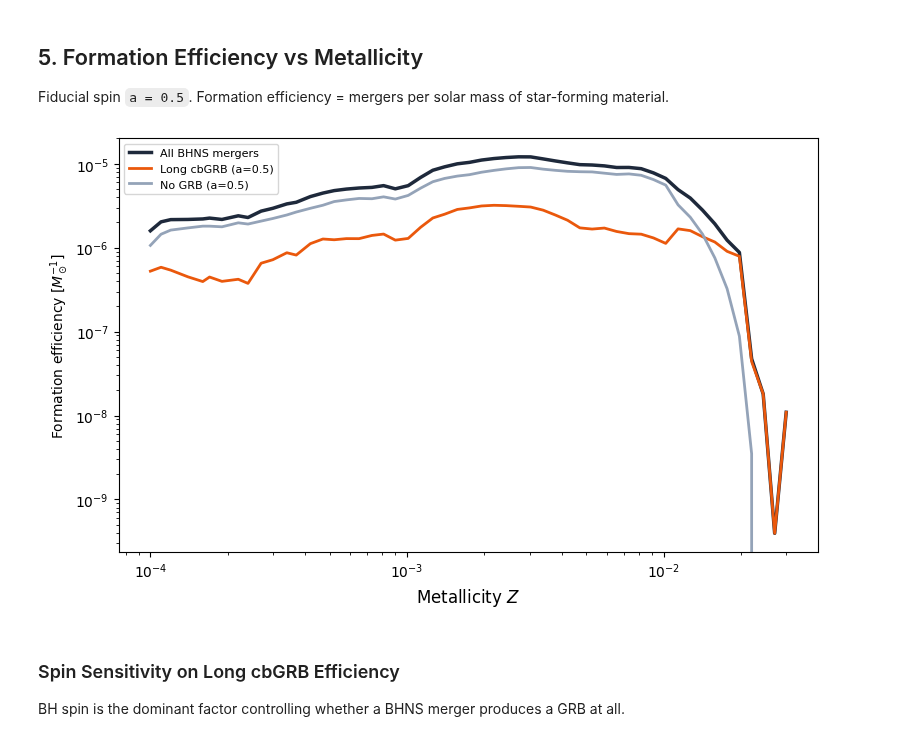
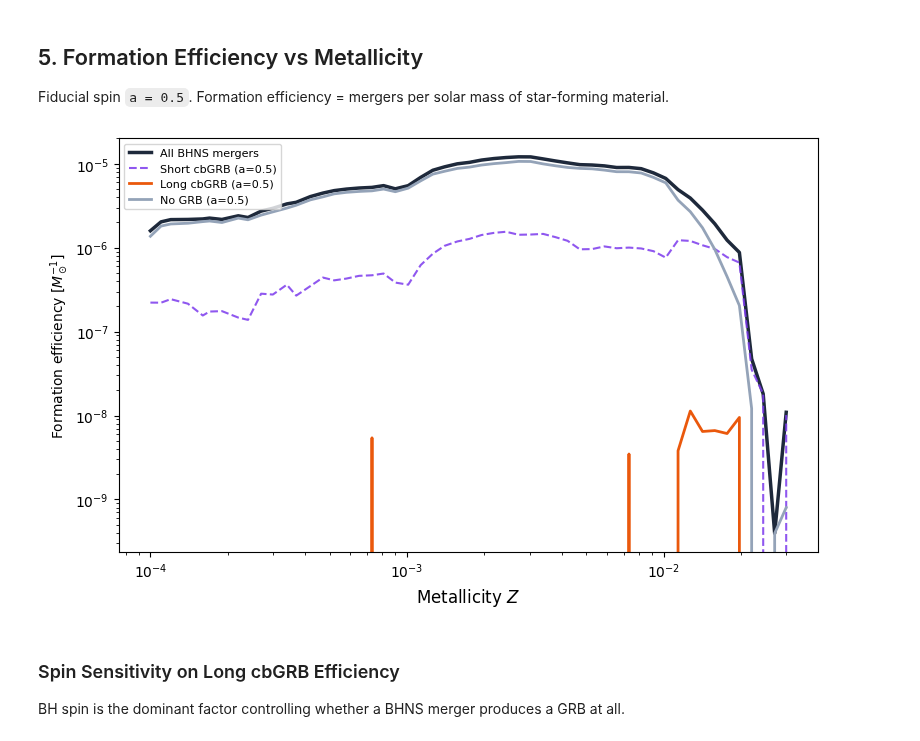
Before and after one commit to jorodgrz/GRBproject, a Jupyter notebook: GRB_BHNS.ipynb, the cells around one changed output. Cells and saved outputs as stored; diff of their text form; code cells hidden in the pictures.

```diff
--- a/GRB_BHNS.ipynb
+++ b/GRB_BHNS.ipynb
@@ -105,8 +134,8 @@ w   = weights[mask_merging]
 results = {}  # keyed by BH spin value
 for a in [0.0, 0.5, 0.7]:
     M_disk    = foucart_disk_mass(BH, NS, a_BH=a)
-    no_grb    = (M_disk == 0)
-    short_grb = (M_disk > 0)  & (M_disk < 0.1)
+    no_grb    = (M_disk < 0.01)
+    short_grb = (M_disk >= 0.01) & (M_disk < 0.1)
     long_grb  = (M_disk >= 0.1)
     results[a] = (no_grb, short_grb, long_grb, M_disk)
     print(f"a={a}: No GRB={no_grb.sum():,} ({100*no_grb.mean():.1f}%)  "
@@ -202,41 +231,44 @@ metallicityGrid = [0.0001, 0.00011, 0.00012, 0.00014, 0.00016, 0.00017,
                    0.01018, 0.01137, 0.01269, 0.01416, 0.01581, 0.01765,
                    0.01971, 0.022,   0.0244,  0.02705, 0.03]
 
 meanMassEvolved = 77708655
 
 Z_all   = metallicity[mask_merging]
 w_all   = weights[mask_merging]
 unique_Z = np.unique(metallicity)
 
 # use a=0.5 as the fiducial spin (middle case)
-_, _, long_fid, disk_fid = results[0.5]
-no_fid = ~long_fid
+# results[a] = (no_grb, short_grb, long_grb, M_disk)
+no_fid, short_fid, long_fid, disk_fid = results[0.5]
 
 eff_total = np.zeros(len(metallicityGrid))
+eff_short = np.zeros(len(metallicityGrid))
 eff_long  = np.zeros(len(metallicityGrid))
 eff_nogrb = np.zeros(len(metallicityGrid))
 
 for i, Z in enumerate(metallicityGrid):
     if Z in unique_Z:
         maskZ = (Z_all == Z)
-        eff_total[i] = np.sum(w_all[maskZ])                  / meanMassEvolved
-        eff_long[i]  = np.sum(w_all[maskZ & long_fid])       / meanMassEvolved
-        eff_nogrb[i] = np.sum(w_all[maskZ & no_fid])         / meanMassEvolved
+        eff_total[i] = np.sum(w_all[maskZ])                   / meanMassEvolved
+        eff_short[i] = np.sum(w_all[maskZ & short_fid])       / meanMassEvolved
+        eff_long[i]  = np.sum(w_all[maskZ & long_fid])        / meanMassEvolved
+        eff_nogrb[i] = np.sum(w_all[maskZ & no_fid])          / meanMassEvolved
 
 fig, ax = plt.subplots(figsize=(8, 5))
-ax.plot(metallicityGrid, eff_total, color='#1E293B',      lw=2.5, label='All BHNS mergers')
+ax.plot(metallicityGrid, eff_total, color='#1E293B', lw=2.5, label='All BHNS mergers')
+ax.plot(metallicityGrid, eff_short, color='#7C3AED', lw=1.5, ls='--', alpha=0.85, label='Short cbGRB (a=0.5)')
 ax.plot(metallicityGrid, eff_long,  color='#EA580C', lw=2,   label='Long cbGRB (a=0.5)')
-ax.plot(metallicityGrid, eff_nogrb, color='#94A3B8',       lw=2,   label='No GRB (a=0.5)')
+ax.plot(metallicityGrid, eff_nogrb, color='#94A3B8', lw=2,   label='No GRB (a=0.5)')
 ax.set_xscale('log')
 ax.set_yscale('log')
 ax.set_xlabel('Metallicity $Z$', fontsize=12)
 ax.set_ylabel(r'Formation efficiency $[M_\odot^{-1}]$')
 ax.legend(fontsize=8, loc='upper left')
 plt.tight_layout()
 plt.savefig('/Users/josephrodriguez/research visualization/plots/bhns_formation_efficiency.png', dpi=150, bbox_inches='tight')
 plt.show()
 # %% [output]
-[figure, old version]
+[figure, new version]
 # %% [markdown]
 ### Spin Sensitivity on Long cbGRB Efficiency
 
```
Also changed, not shown: parts of 11 cells of this notebook, 35 other files.
